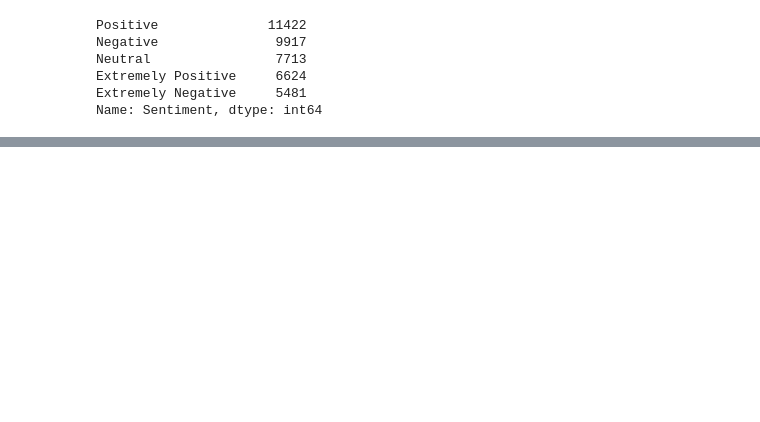
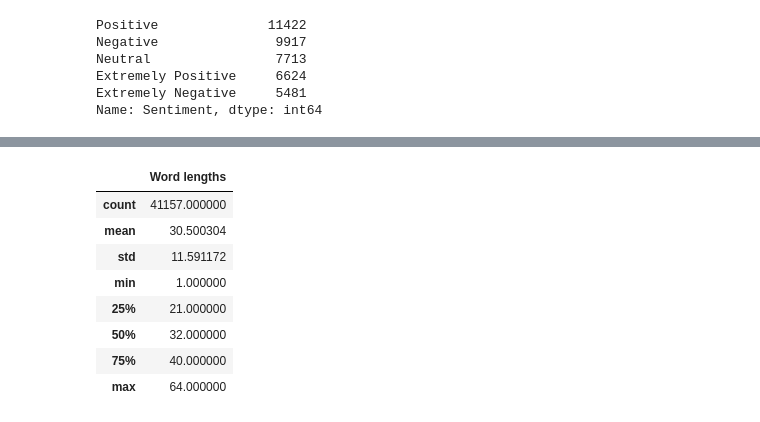
Before and after one commit to hunpham/cs39aa_project, a Jupyter notebook: project_part1.ipynb, the cells around one changed output, grey strips where cells are left out. Cells and saved outputs as stored; diff of their text form; code cells hidden in the pictures; blank space fills up the shorter version.

```diff
--- a/project_part1.ipynb
+++ b/project_part1.ipynb
@@ -81,0 +87,12 @@ print(min_len_word, max_len_word)
+# %%
+df_train.describe()
+# %% [output]
+|  | Word lengths |
+| count | 41157.000000 |
+| mean | 30.500304 |
+| std | 11.591172 |
+| min | 1.000000 |
+| 25% | 21.000000 |
+| 50% | 32.000000 |
+| 75% | 40.000000 |
+| max | 64.000000 |
```
Also changed, not shown: parts of 6 cells of this notebook.
